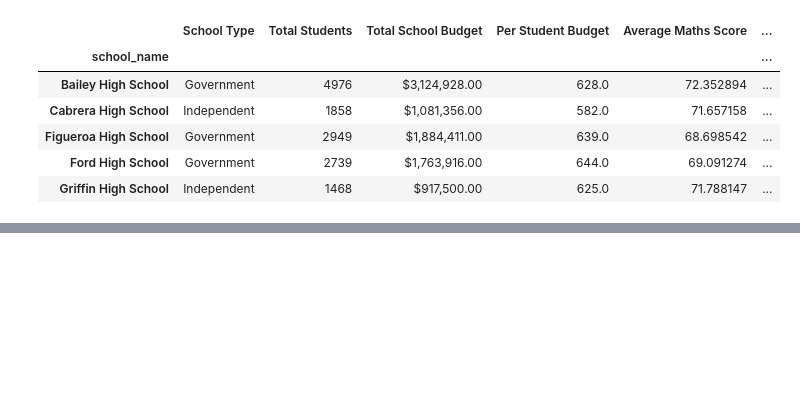
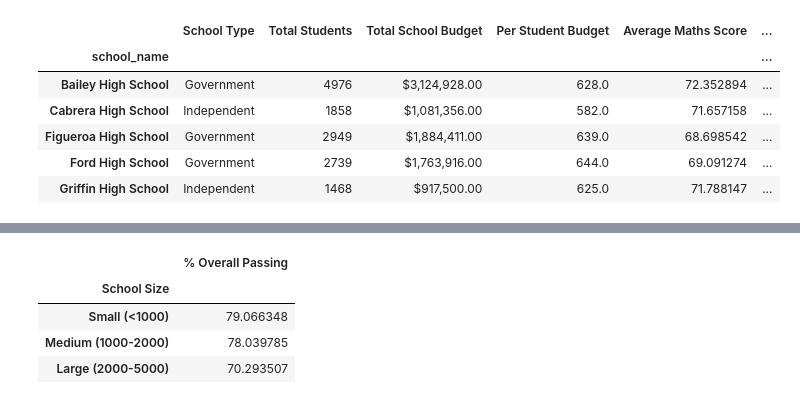
Before and after one commit to PaulaBeckett/Panda_Challenge, a Jupyter notebook: PyCitySchools/PyCityAnalysis.ipynb, the cells around one changed output, grey strips where cells are left out. Saved outputs shown, nothing was run; the diff lists cells and outputs as text; code cells hidden in the pictures; blank space fills up the shorter version.

```diff
--- a/PyCitySchools/PyCityAnalysis.ipynb
+++ b/PyCitySchools/PyCityAnalysis.ipynb
@@ -423,0 +445,27 @@ TypeError: cannot concatenate object of type '<class 'str'>'; only Series and Da
+# %%
+size_math_scores = pd.DataFrame(school_summary.groupby(["School Size"])\
+                                    ["Average Maths Score"].mean())
+size_math_scores
+
+size_reading_scores = pd.DataFrame(school_summary.groupby(["School Size"])\
+                                       ["Average Reading Score"].mean())
+size_reading_scores
+
+size_passing_math = pd.DataFrame(school_summary.groupby(["School Size"])\
+                                     ["% Passing Maths"].mean())
+size_passing_math
+
+size_passing_reading = pd.DataFrame(school_summary.groupby(["School Size"])\
+                                        ["% Passing Reading"].mean())
+size_passing_reading
+
+overall_passing_size = pd.DataFrame(school_summary.groupby(["School Size"])\
+                                        ["% Overall Passing"].mean())
+
+overall_passing_size
+# %% [output]
+|  | % Overall Passing |
+| School Size |  |
+| Small (<1000) | 79.066348 |
+| Medium (1000-2000) | 78.039785 |
+| Large (2000-5000) | 70.293507 |
```
Also changed, not shown: parts of 13 cells of this notebook.
